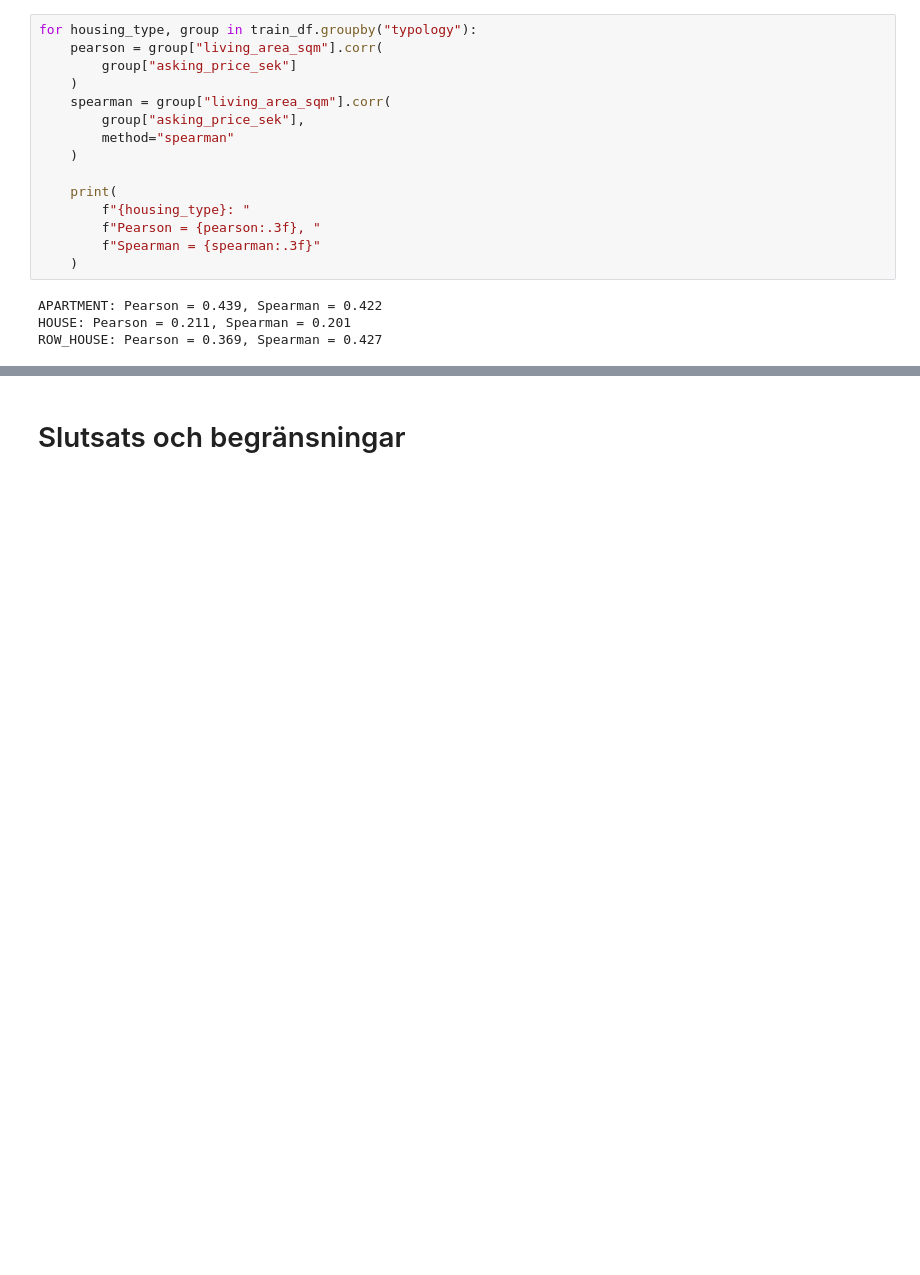
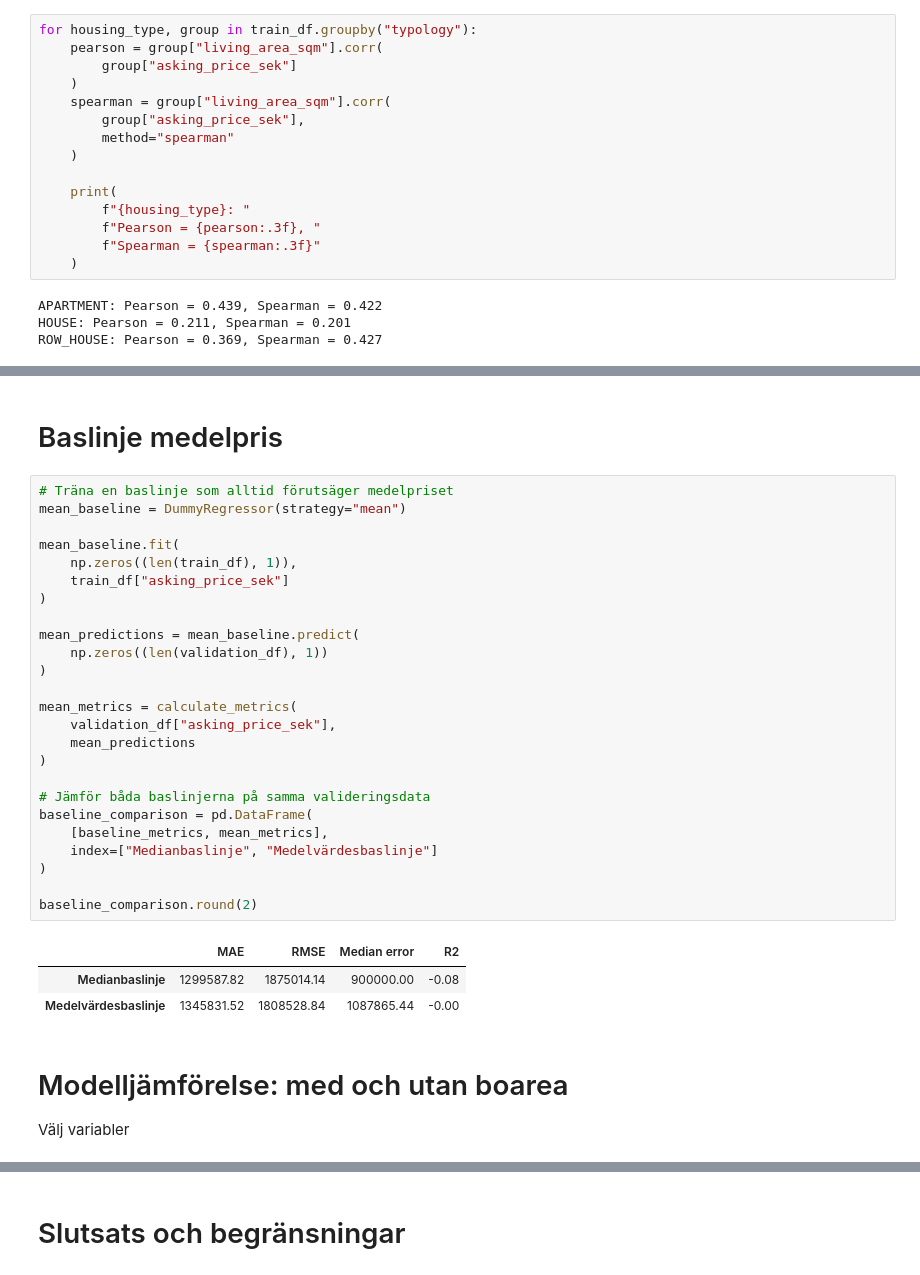
Before and after one commit to Mezea11/bostadskollen, a Jupyter notebook: notebooks/H2-living-area.ipynb, the cells around one changed output, grey strips where cells are left out. Saved outputs shown, nothing was run; the diff lists cells and outputs as text; blank space fills up the shorter version.

```diff
--- a/notebooks/H2-living-area.ipynb
+++ b/notebooks/H2-living-area.ipynb
@@ -294,0 +338,35 @@ ROW_HOUSE: Pearson = 0.369, Spearman = 0.427
+# %% [markdown]
+# Baslinje medelpris
+# %%
+# Träna en baslinje som alltid förutsäger medelpriset
+mean_baseline = DummyRegressor(strategy="mean")
+
+mean_baseline.fit(
+    np.zeros((len(train_df), 1)),
+    train_df["asking_price_sek"]
+)
+
+mean_predictions = mean_baseline.predict(
+    np.zeros((len(validation_df), 1))
+)
+
+mean_metrics = calculate_metrics(
+    validation_df["asking_price_sek"],
+    mean_predictions
+)
+
+# Jämför båda baslinjerna på samma valideringsdata
+baseline_comparison = pd.DataFrame(
+    [baseline_metrics, mean_metrics],
+    index=["Medianbaslinje", "Medelvärdesbaslinje"]
+)
+
+baseline_comparison.round(2)
+# %% [output]
+|  | MAE | RMSE | Median error | R2 |
+| Medianbaslinje | 1299587.82 | 1875014.14 | 900000.00 | -0.08 |
+| Medelvärdesbaslinje | 1345831.52 | 1808528.84 | 1087865.44 | -0.00 |
+# %% [markdown]
+# Modelljämförelse: med och utan boarea
+
+Välj variabler
```
Also changed, not shown: parts of 4 cells of this notebook, 5 other files.
